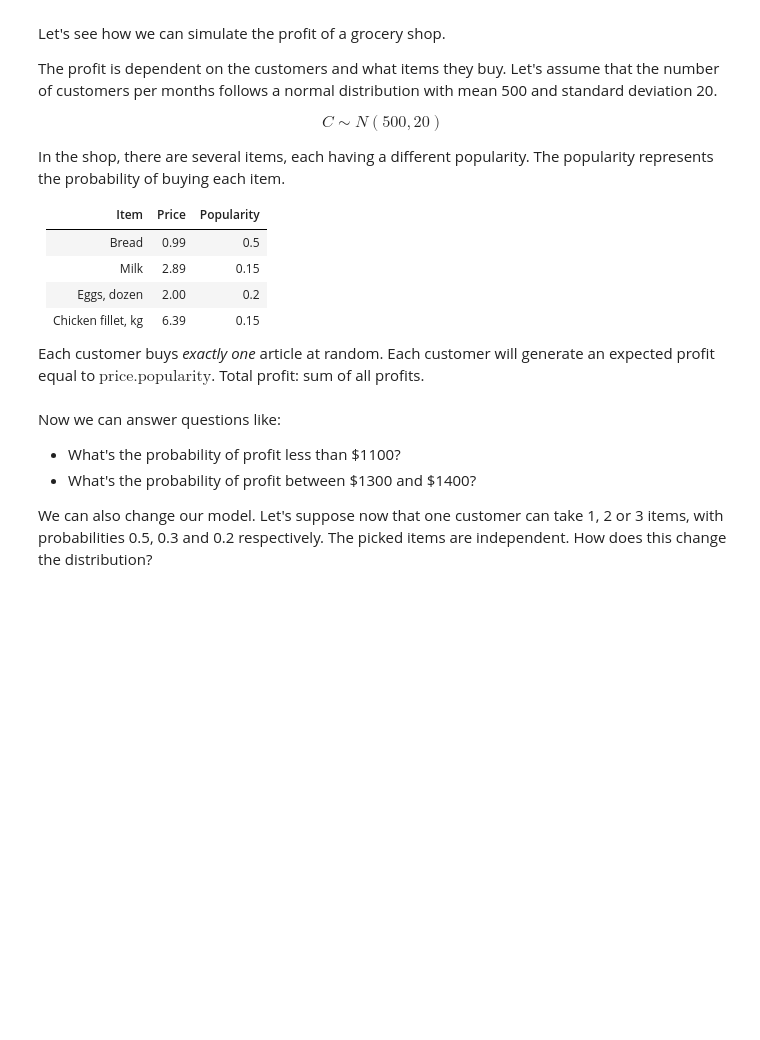
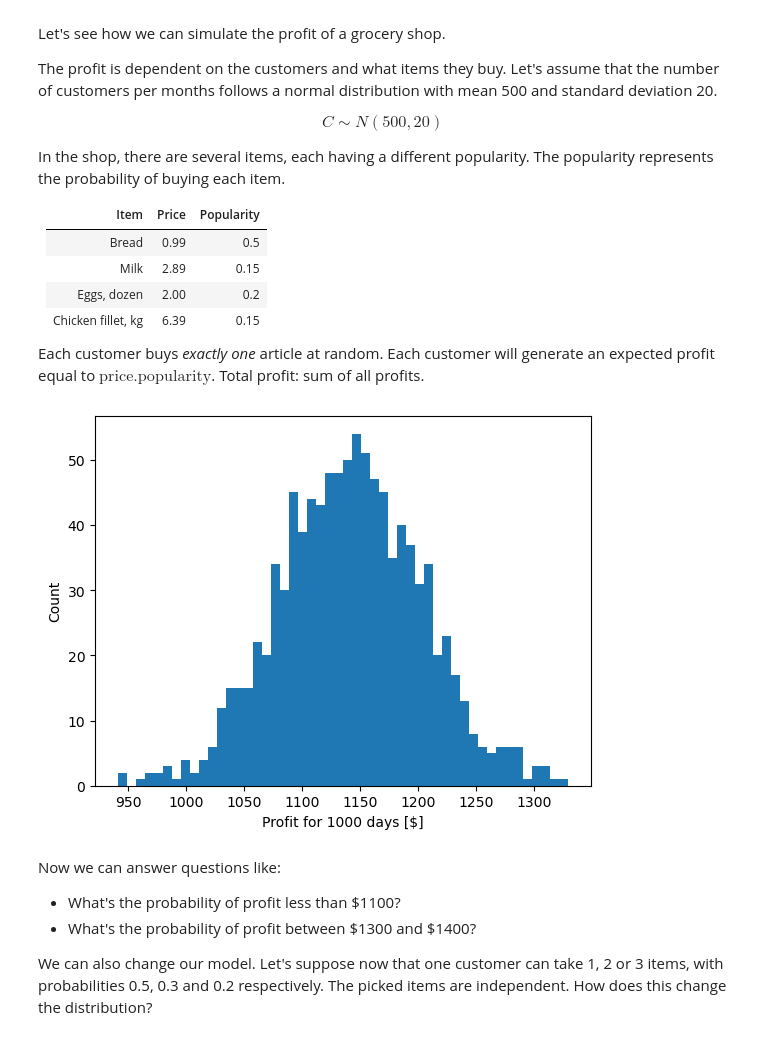
Before and after one commit to mstoychev/Math-Concepts-for-Developers, a Jupyter notebook: 6. Statistics/2. Exercises/Statistics Exercise.ipynb, the cells around one changed output. Saved outputs shown, nothing was run; the diff lists cells and outputs as text; code cells hidden in the pictures; blank space fills up the shorter version.

```diff
--- a/6. Statistics/2. Exercises/Statistics Exercise.ipynb
+++ b/6. Statistics/2. Exercises/Statistics Exercise.ipynb
@@ -381,10 +381,13 @@ def run_simulation():
     return profits
 # %%
 profits = run_simulation()
+profits
 plt.hist(profits, bins = 50)
 plt.xlabel("Profit for " + str(days) + " days [$]")
 plt.ylabel("Count")
 plt.show()
+# %% [output]
+[figure, added]
 # %% [markdown]
 Now we can answer questions like:
 * What's the probability of profit less than \$1100?
```
Also changed, not shown: parts of 3 cells of this notebook.
